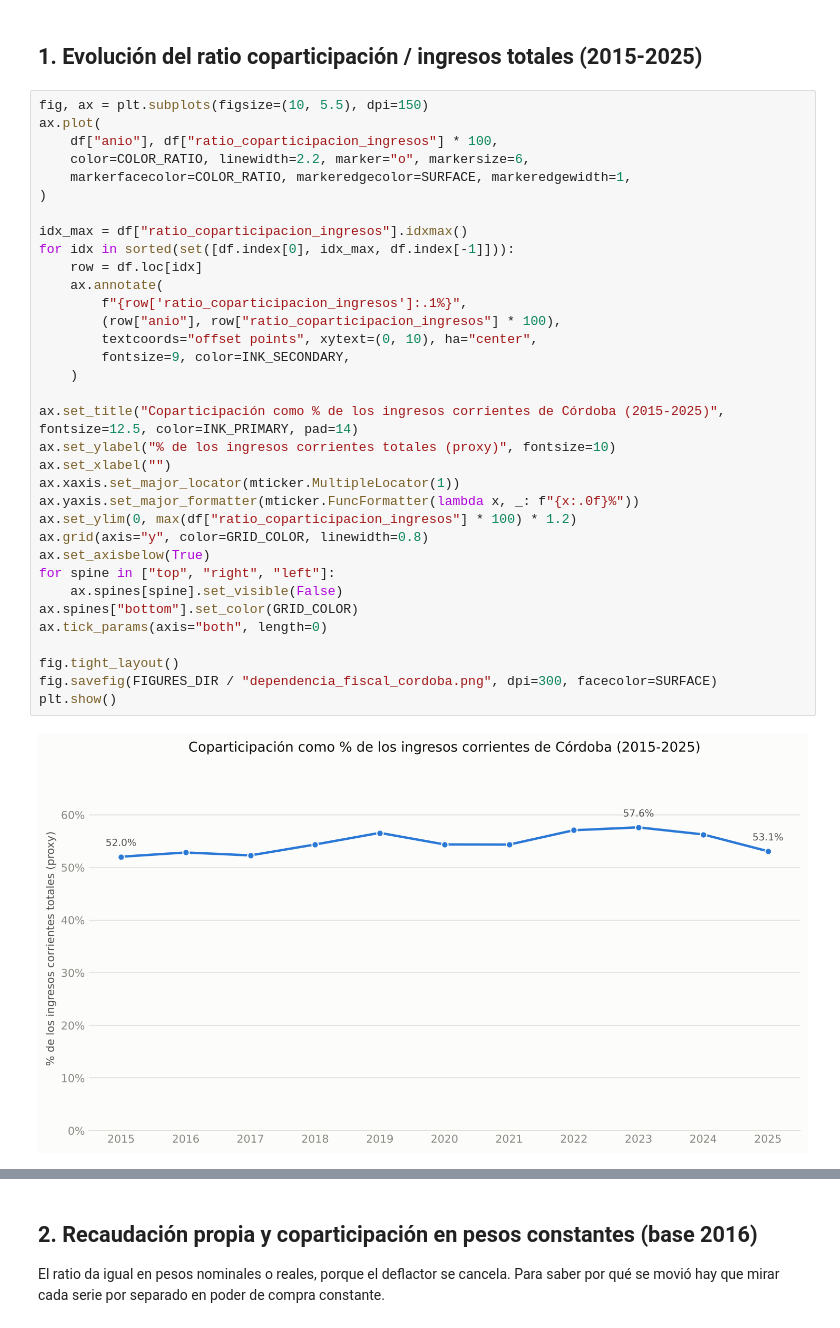
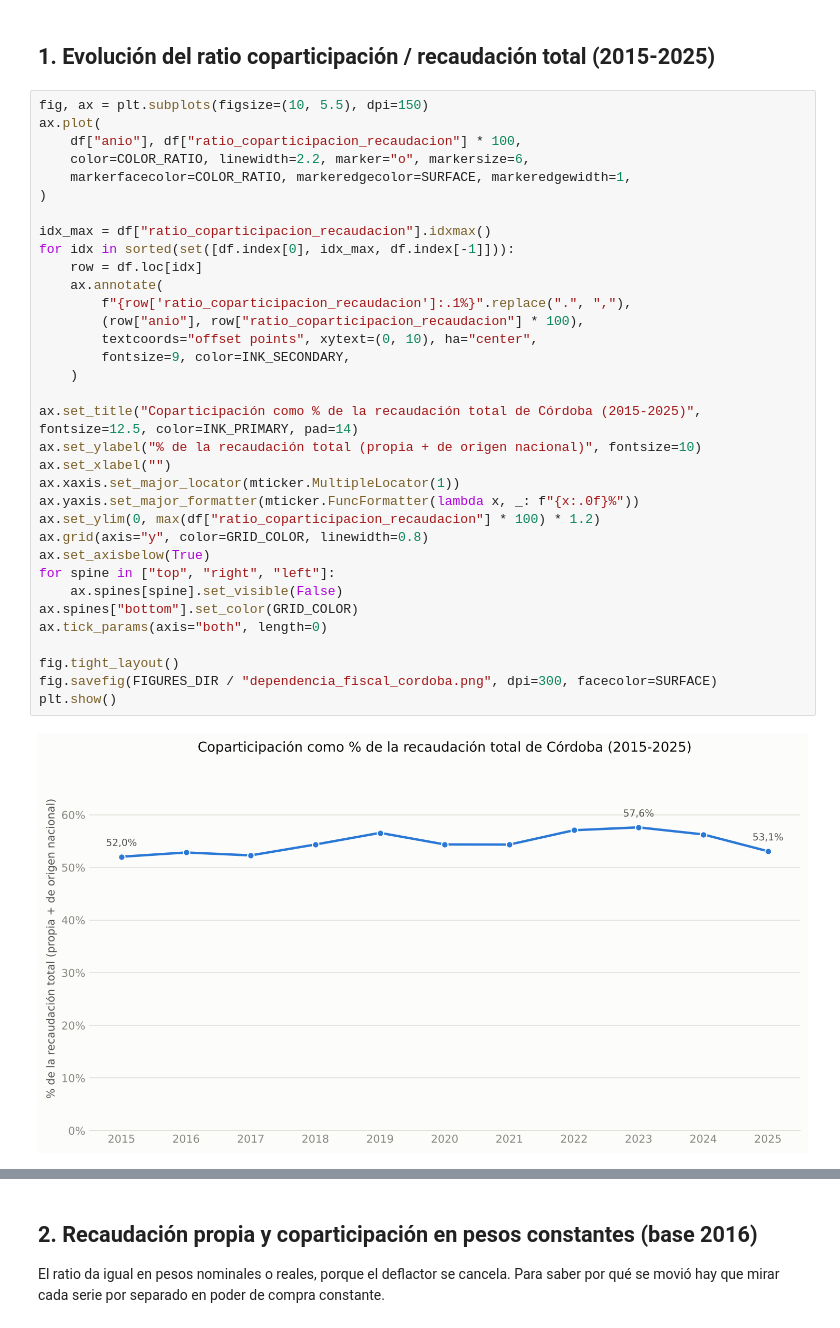
Before and after one commit to llorenzomagnano-sys/analisis-de-la-coparticipacion-federal-con-foco-en-cordoba, a Jupyter notebook: notebooks/04_dependencia_fiscal_cordoba.ipynb, the cells around one changed output, grey strips where cells are left out. Cells and saved outputs as stored; diff of their text form.

```diff
--- a/notebooks/04_dependencia_fiscal_cordoba.ipynb
+++ b/notebooks/04_dependencia_fiscal_cordoba.ipynb
@@ -86,41 +89,41 @@ AVISO: el año 2016 tiene solo 1 mes(es) de IPC oficial; su promedio se estima e
 | 9 | 2024 | 5.945371e+12 | 2.381433e+12 | 3.345436e+12 | 2.667626e+10 | ... |
 | 10 | 2025 | 8.936027e+12 | 3.918930e+12 | 4.743419e+12 | 5.956055e+10 | ... |
 # %% [markdown]
-## 1. Evolución del ratio coparticipación / ingresos totales (2015-2025)
+## 1. Evolución del ratio coparticipación / recaudación total (2015-2025)
 # %%
 fig, ax = plt.subplots(figsize=(10, 5.5), dpi=150)
 ax.plot(
-    df["anio"], df["ratio_coparticipacion_ingresos"] * 100,
+    df["anio"], df["ratio_coparticipacion_recaudacion"] * 100,
     color=COLOR_RATIO, linewidth=2.2, marker="o", markersize=6,
     markerfacecolor=COLOR_RATIO, markeredgecolor=SURFACE, markeredgewidth=1,
 )
 
-idx_max = df["ratio_coparticipacion_ingresos"].idxmax()
+idx_max = df["ratio_coparticipacion_recaudacion"].idxmax()
 for idx in sorted(set([df.index[0], idx_max, df.index[-1]])):
     row = df.loc[idx]
     ax.annotate(
-        f"{row['ratio_coparticipacion_ingresos']:.1%}",
-        (row["anio"], row["ratio_coparticipacion_ingresos"] * 100),
+        f"{row['ratio_coparticipacion_recaudacion']:.1%}".replace(".", ","),
+        (row["anio"], row["ratio_coparticipacion_recaudacion"] * 100),
         textcoords="offset points", xytext=(0, 10), ha="center",
         fontsize=9, color=INK_SECONDARY,
     )
 
-ax.set_title("Coparticipación como % de los ingresos corrientes de Córdoba (2015-2025)", fontsize=12.5, color=INK_PRIMARY, pad=14)
-ax.set_ylabel("% de los ingresos corrientes totales (proxy)", fontsize=10)
+ax.set_title("Coparticipación como % de la recaudación total de Córdoba (2015-2025)", fontsize=12.5, color=INK_PRIMARY, pad=14)
+ax.set_ylabel("% de la recaudación total (propia + de origen nacional)", fontsize=10)
 ax.set_xlabel("")
 ax.xaxis.set_major_locator(mticker.MultipleLocator(1))
 ax.yaxis.set_major_formatter(mticker.FuncFormatter(lambda x, _: f"{x:.0f}%"))
-ax.set_ylim(0, max(df["ratio_coparticipacion_ingresos"] * 100) * 1.2)
+ax.set_ylim(0, max(df["ratio_coparticipacion_recaudacion"] * 100) * 1.2)
 ax.grid(axis="y", color=GRID_COLOR, linewidth=0.8)
 ax.set_axisbelow(True)
 for spine in ["top", "right", "left"]:
     ax.spines[spine].set_visible(False)
 ax.spines["bottom"].set_color(GRID_COLOR)
 ax.tick_params(axis="both", length=0)
 
 fig.tight_layout()
 fig.savefig(FIGURES_DIR / "dependencia_fiscal_cordoba.png", dpi=300, facecolor=SURFACE)
 plt.show()
 # %% [output]
-[figure, old version]
+[figure, new version]
 # %% [markdown]
```
Also changed, not shown: parts of 7 cells of this notebook, 20 other files.
